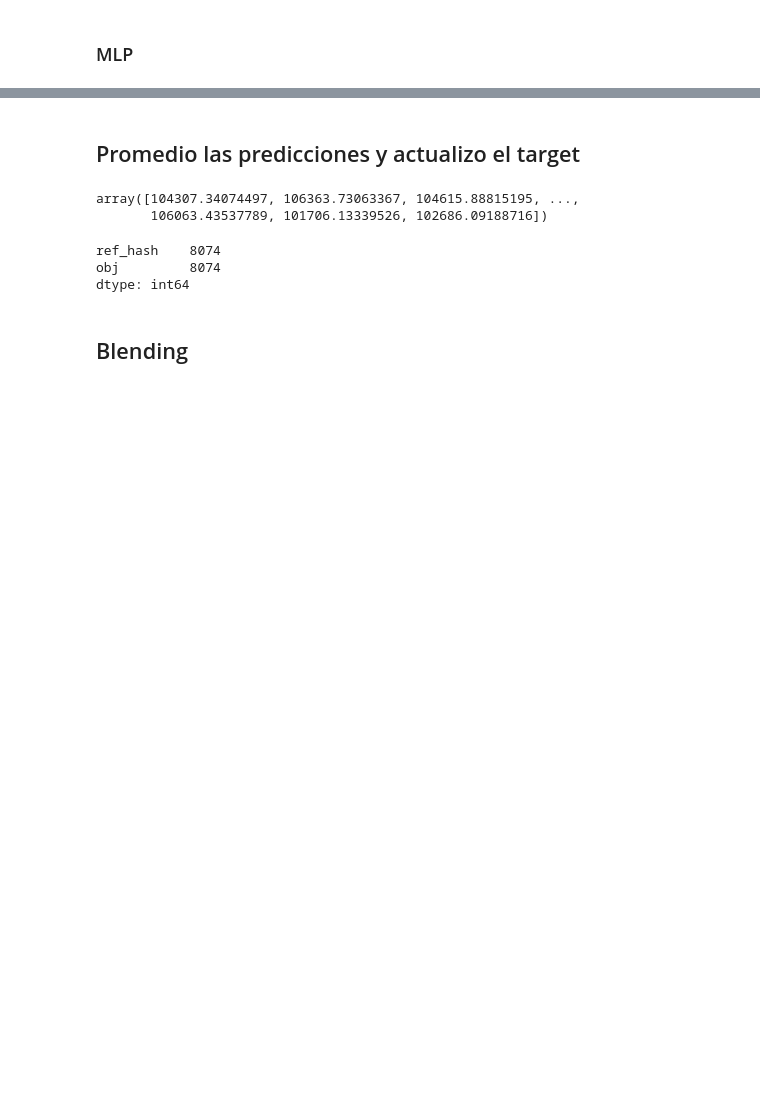
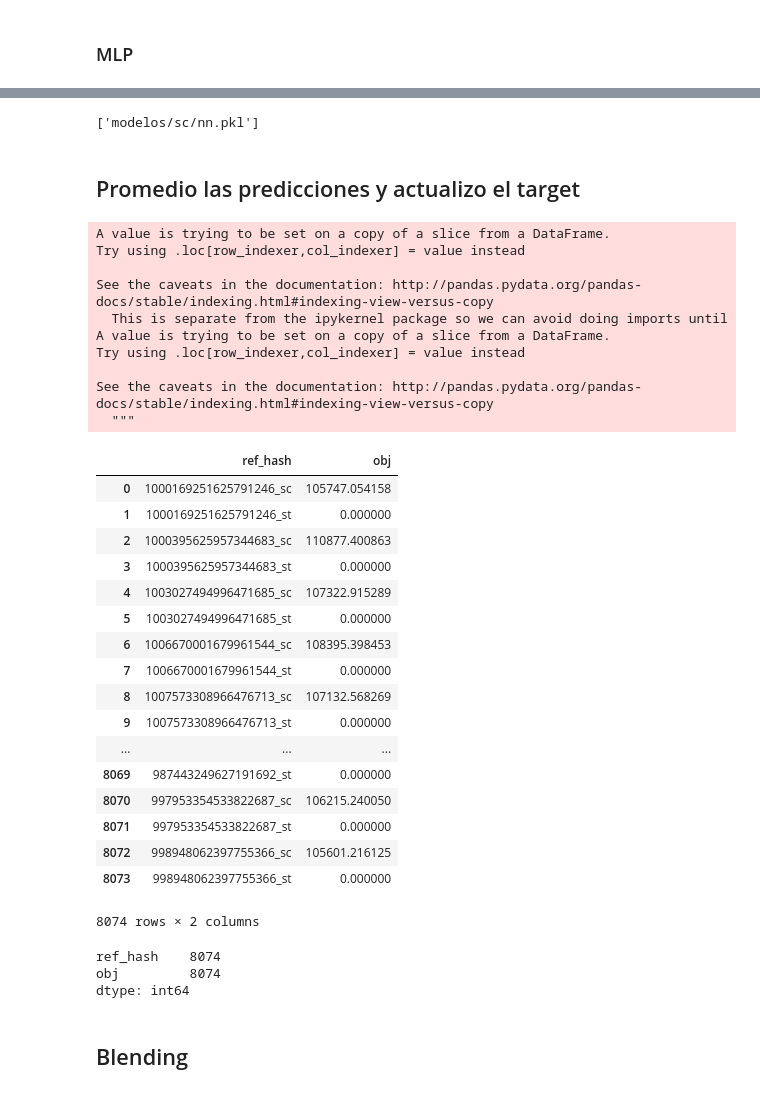
Before and after one commit to shizus/7506-1c2019, a Jupyter notebook: tp2/scripts/PromedioPrediccionesSc.ipynb, the cells around one changed output, grey strips where cells are left out. Cells and saved outputs as stored; diff of their text form; code cells hidden in the pictures; blank space fills up the shorter version.

```diff
--- a/tp2/scripts/InstallsNuevosFeatures.ipynb
+++ b/tp2/scripts/PromedioPrediccionesSc.ipynb
@@ -742,22 +787,53 @@ X = targets_sc_with_installs[['ref_type', 'ref_hash', 'total_apps', '%implicit',
                              'most_freq_app', 'model', 'ip', 'events_%wifi', 'event_apps', 'distinct_events',
                              'total_events']]
 predictions_sc_nn = nn.predict(X)
+# %%
+dump(nn, 'modelos/sc/nn.pkl')
+# %% [output]
+['modelos/sc/nn.pkl']
 # %% [markdown]
 ## Promedio las predicciones y actualizo el target
 # %%
 predictions_sc = np.add(np.add(np.add(np.add(np.add(predictions_sc_xgb,predictions_sc_bagging), predictions_sc_adaboost), predictions_sc_lgbm),predictions_sc_rf), predictions_sc_nn)
 predictions_sc = predictions_sc / 6
 targets_sc['obj'] = predictions_sc
 predicciones_target_sc = target[target['ref_hash'].str.contains('_sc')]
 predicciones_target_sc['obj'] = predictions_sc
 target.update(predicciones_target_sc)
-sc_pred = pd.read_csv('../datos/PrediccionesKNN-RF-XGBoost.txt', header = None)
-sc_pred.index = np.arange(1, 8074, 2)
-targets_st['obj'] = sc_pred[0]
-target.update(targets_st)
+# sc_pred = pd.read_csv('../datos/PrediccionesKNN-RF-XGBoost.txt', header = None)
+# sc_pred.index = np.arange(1, 8074, 2)
+# targets_st['obj'] = sc_pred[0]
+# target.update(targets_st)
+target
 # %% [output]
-array([104307.34074497, 106363.73063367, 104615.88815195, ...,
-       106063.43537789, 101706.13339526, 102686.09188716])
+A value is trying to be set on a copy of a slice from a DataFrame.
+Try using .loc[row_indexer,col_indexer] = value instead
+
+See the caveats in the documentation: http://pandas.pydata.org/pandas-docs/stable/indexing.html#indexing-view-versus-copy
+  This is separate from the ipykernel package so we can avoid doing imports until
+A value is trying to be set on a copy of a slice from a DataFrame.
+Try using .loc[row_indexer,col_indexer] = value instead
+
+See the caveats in the documentation: http://pandas.pydata.org/pandas-docs/stable/indexing.html#indexing-view-versus-copy
+  """
+|  | ref_hash | obj |
+| 0 | 1000169251625791246_sc | 105747.054158 |
+| 1 | 1000169251625791246_st | 0.000000 |
+| 2 | 1000395625957344683_sc | 110877.400863 |
+| 3 | 1000395625957344683_st | 0.000000 |
+| 4 | 1003027494996471685_sc | 107322.915289 |
+| 5 | 1003027494996471685_st | 0.000000 |
+| 6 | 1006670001679961544_sc | 108395.398453 |
+| 7 | 1006670001679961544_st | 0.000000 |
+| 8 | 1007573308966476713_sc | 107132.568269 |
+| 9 | 1007573308966476713_st | 0.000000 |
+| ... | ... | ... |
+| 8069 | 987443249627191692_st | 0.000000 |
+| 8070 | 997953354533822687_sc | 106215.240050 |
+| 8071 | 997953354533822687_st | 0.000000 |
+| 8072 | 998948062397755366_sc | 105601.216125 |
+| 8073 | 998948062397755366_st | 0.000000 |
+8074 rows × 2 columns
 # %%
 target.to_csv('../datos/preds-promedios.csv', index = False)
 # %%
```
Also changed, not shown: parts of 36 cells of this notebook, 3 other files.
